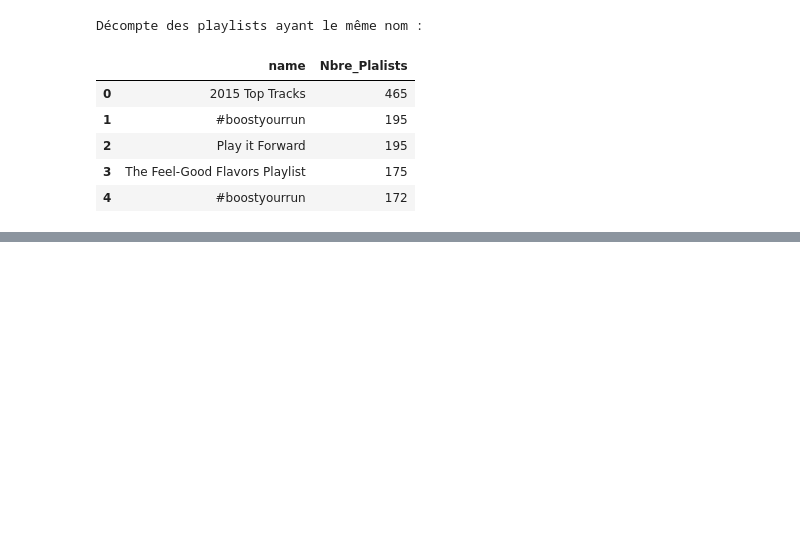
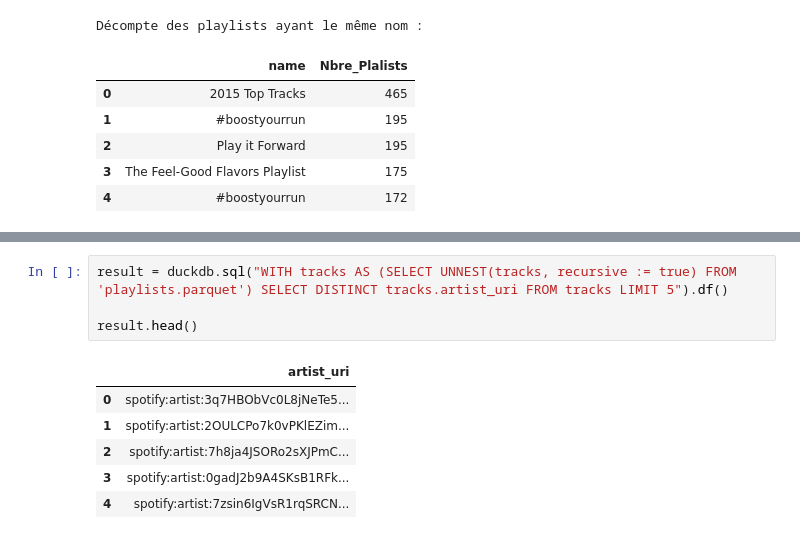
Before and after one commit to AntoinePELAMOURGUES/Projet_SPOTIFY, a Jupyter notebook: data/duckdb_data/exploration.ipynb, the cells around one changed output, grey strips where cells are left out. Drawn from its saved outputs; the diff is of its cells as text; blank space fills up the shorter version.

Commit message:
Update spotify_Api_requests

```diff
--- a/data/duckdb_data/exploration.ipynb
+++ b/data/duckdb_data/exploration.ipynb
@@ -151,3 +151,14 @@ fig = px.bar(x=result.album_name, y=result.Nbre_Albums, title="Classement des 20
 fig.show()
 # %% [output]
 [interactive output not drawn]
+# %%
+result = duckdb.sql("WITH tracks AS (SELECT UNNEST(tracks, recursive := true) FROM 'playlists.parquet') SELECT DISTINCT tracks.artist_uri FROM tracks LIMIT 5").df()
+
+result.head()
+# %% [output]
+|  | artist_uri |
+| 0 | spotify:artist:3q7HBObVc0L8jNeTe5... |
+| 1 | spotify:artist:2OULCPo7k0vPKlEZim... |
+| 2 | spotify:artist:7h8ja4JSORo2sXJPmC... |
+| 3 | spotify:artist:0gadJ2b9A4SKsB1RFk... |
+| 4 | spotify:artist:7zsin6IgVsR1rqSRCN... |
```
Also changed, not shown: parts of 4 cells of this notebook, 5 other files.
